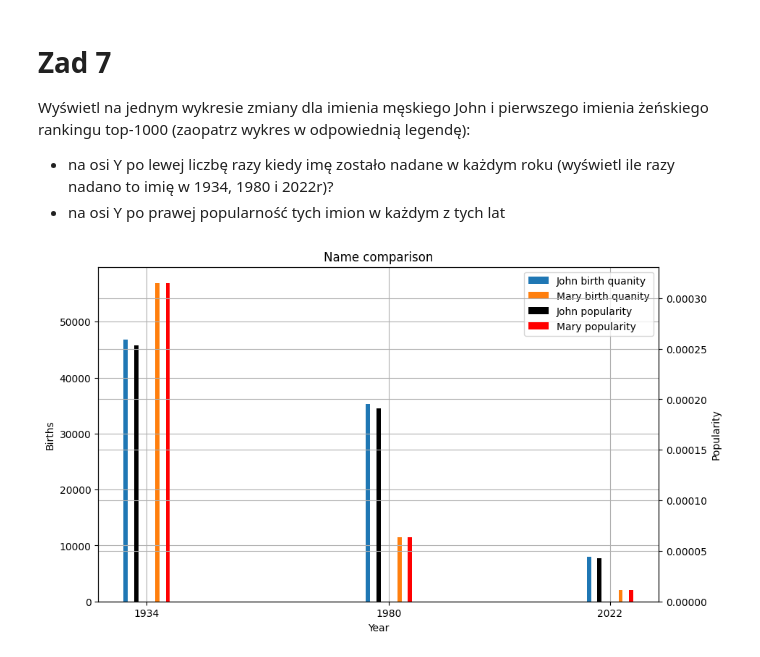
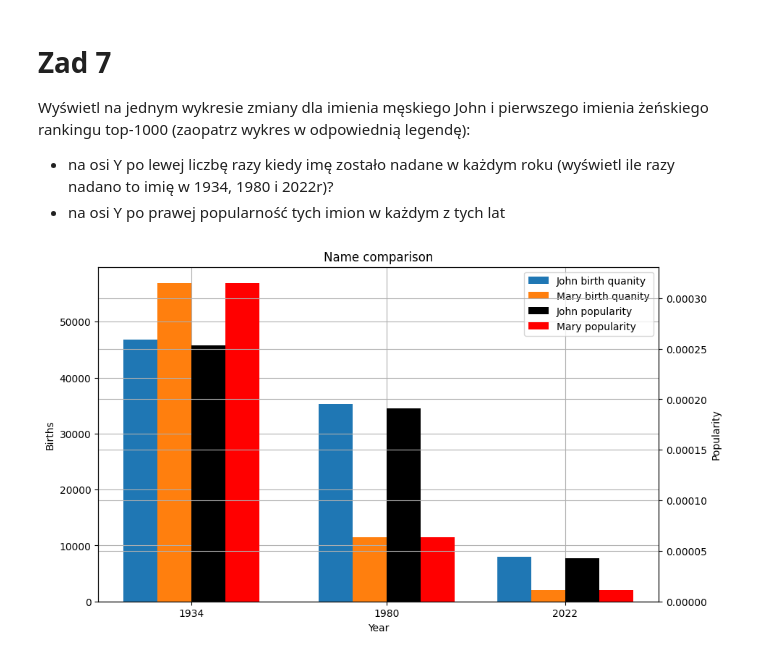
Before and after one commit to pawel-gawron/EAD-Eksploracyjna-analiza-danych, a Jupyter notebook: Lab 05 - Projekt pandas Matplotlib/Lab_05.ipynb, the cells around one changed output. Cells and saved outputs as stored; diff of their text form; code cells hidden in the pictures.

```diff
--- a/Lab 05 - Projekt pandas Matplotlib/Lab_05.ipynb
+++ b/Lab 05 - Projekt pandas Matplotlib/Lab_05.ipynb
@@ -173,33 +173,33 @@ Wyświetl na jednym wykresie zmiany dla imienia męskiego John i pierwszego imie
 # %%
 fig, ax = plt.subplots(figsize=(10, 6))
 
 John_data = names_df_pivot.loc[([1934, 1980, 2022], 'M', 'John'), :]
 top_female = name_counts_female.index[0]
 top_female_data = names_df_pivot.loc[([1934, 1980, 2022], 'F', top_female), :]
-years = John_data.index.get_level_values('Year')
+years_3 = John_data.index.get_level_values('Year')
 
-width = 2
+width = 8  # Increase the width value
 
-bar1 = ax.bar(years-2*width, John_data['Quanity'], label='John birth quanity')
-bar2 = ax.bar(years+width, top_female_data['Quanity'], label=f'{top_female} birth quanity')
+bar1 = ax.bar(years_3-1.5*width, John_data['Quanity'], label='John birth quanity', width=width)
+bar2 = ax.bar(years_3-width/2, top_female_data['Quanity'], label=f'{top_female} birth quanity', width=width)
 ax.set_xlabel('Year')
 ax.set_ylabel('Births')
 ax.set_title('Name comparison')
 ax.grid(True)
-ax.set_xticks(years)
-ax.set_xticklabels(years)
+ax.set_xticks(years_3)
+ax.set_xticklabels(years_3)
 
 ax2 = ax.twinx()
-bar3 = ax2.bar(years-width, John_data['frequency_male'], label='John popularity', color='black')
-bar4 = ax2.bar(years+2*width, top_female_data['frequency_female'], label=f'{top_female} popularity', color='red')
+bar3 = ax2.bar(years_3+width/2, John_data['frequency_male'], label='John popularity', color='black', width=width)
+bar4 = ax2.bar(years_3+1.5*width, top_female_data['frequency_female'], label=f'{top_female} popularity', color='red', width=width)
 ax2.set_ylabel('Popularity')
 ax2.grid(True)
 
 # Combine the legends
 bars = [bar1, bar2, bar3, bar4]
 labels = [bar.get_label() for bar in bars]
 ax.legend(bars, labels, loc='best')
 
 plt.show()
 # %% [output]
-[figure, old version]
+[figure, new version]
```
Also changed, not shown: parts of 2 cells of this notebook.
